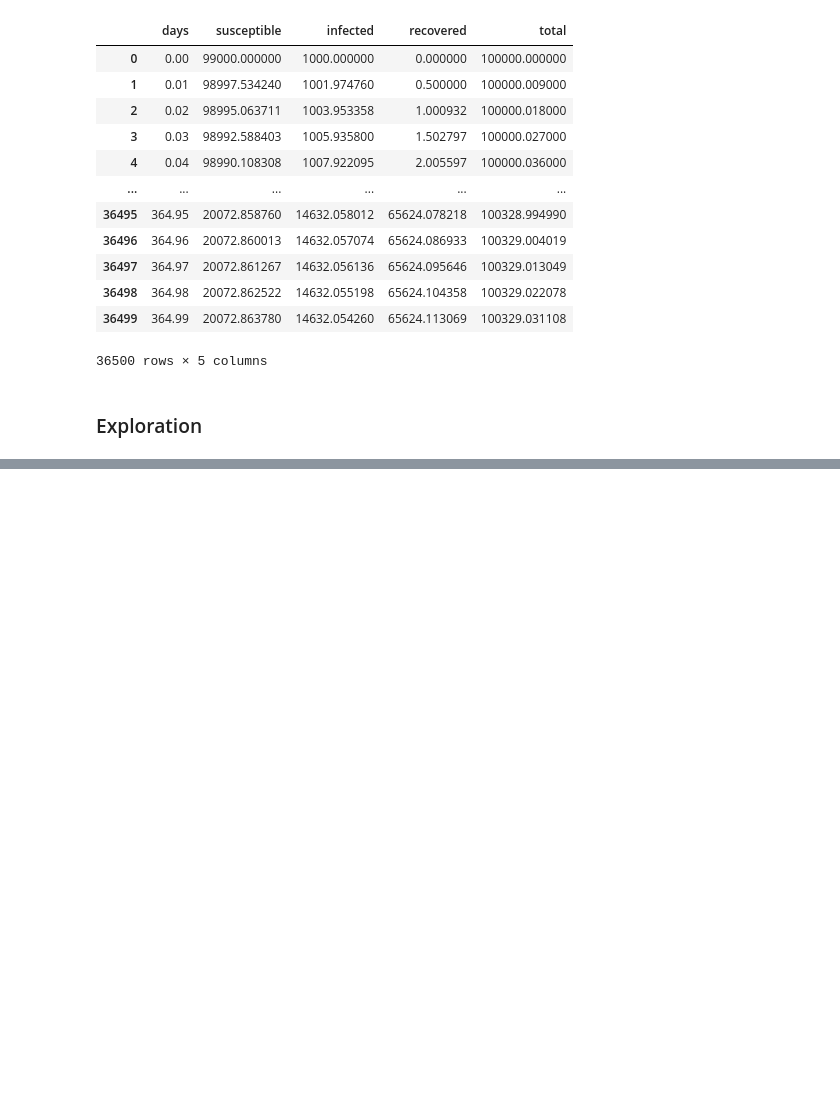
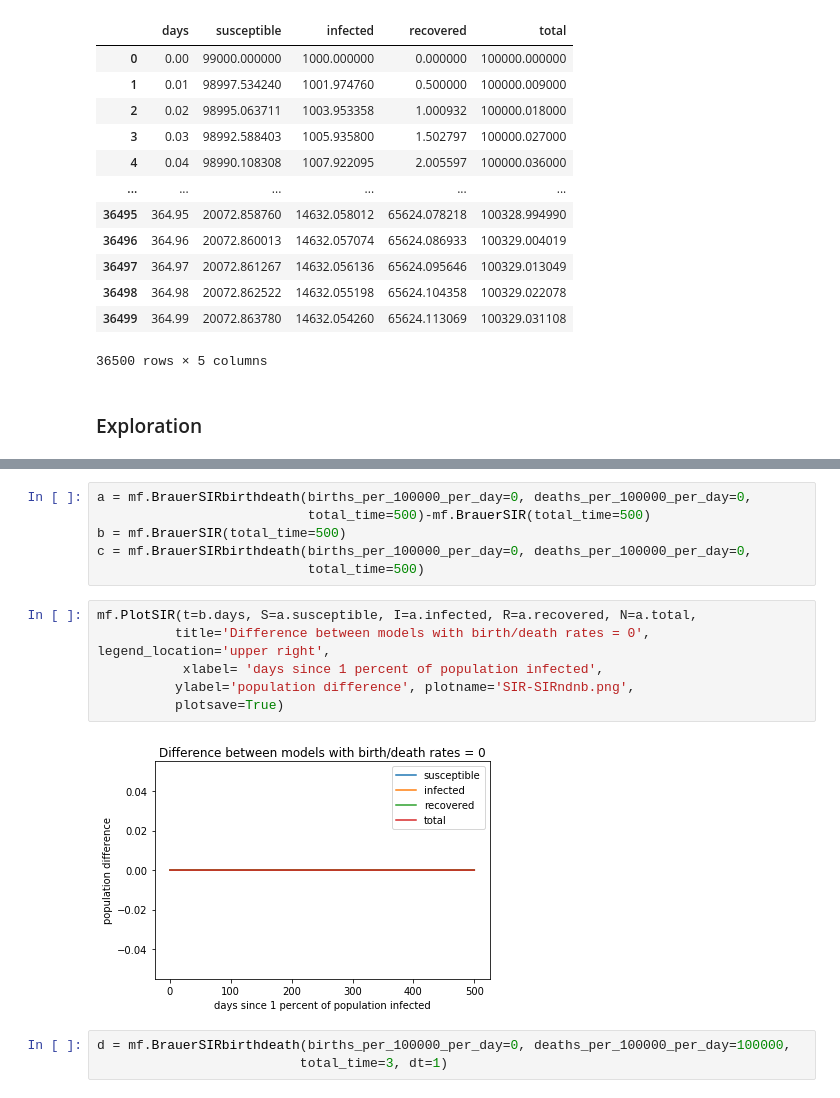
Before and after one commit to jsimpson2020/CODESIR, a Jupyter notebook: Research Question Exploration Notebook.ipynb, the cells around one changed output, grey strips where cells are left out. Saved outputs shown, nothing was run; the diff lists cells and outputs as text; blank space fills up the shorter version.

```diff
--- a/Research Question Exploration Notebook.ipynb
+++ b/Research Question Exploration Notebook.ipynb
@@ -212,0 +321,17 @@ mf.PlotSIR(t=h.days, S=f.susceptible, I=f.infected, R=f.recovered, N=f.total,
+# %%
+a = mf.BrauerSIRbirthdeath(births_per_100000_per_day=0, deaths_per_100000_per_day=0,
+                           total_time=500)-mf.BrauerSIR(total_time=500)
+b = mf.BrauerSIR(total_time=500)
+c = mf.BrauerSIRbirthdeath(births_per_100000_per_day=0, deaths_per_100000_per_day=0,
+                           total_time=500)
+# %%
+mf.PlotSIR(t=b.days, S=a.susceptible, I=a.infected, R=a.recovered, N=a.total,
+          title='Difference between models with birth/death rates = 0', legend_location='upper right',
+           xlabel= 'days since 1 percent of population infected',
+          ylabel='population difference', plotname='SIR-SIRndnb.png',
+          plotsave=True)
+# %% [output]
+[figure, added]
+# %%
+d = mf.BrauerSIRbirthdeath(births_per_100000_per_day=0, deaths_per_100000_per_day=100000,
+                          total_time=3, dt=1)
```
Also changed, not shown: parts of 35 cells of this notebook, 18 other files.
